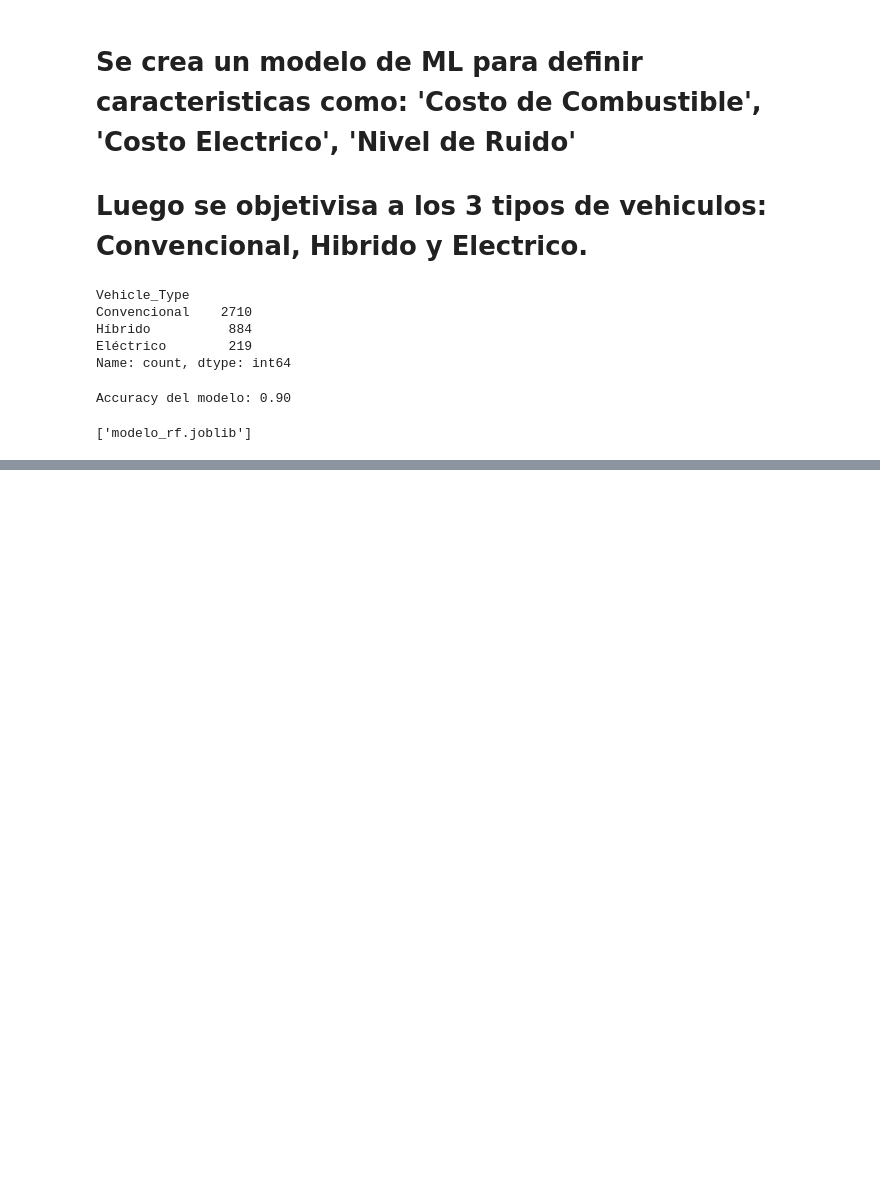
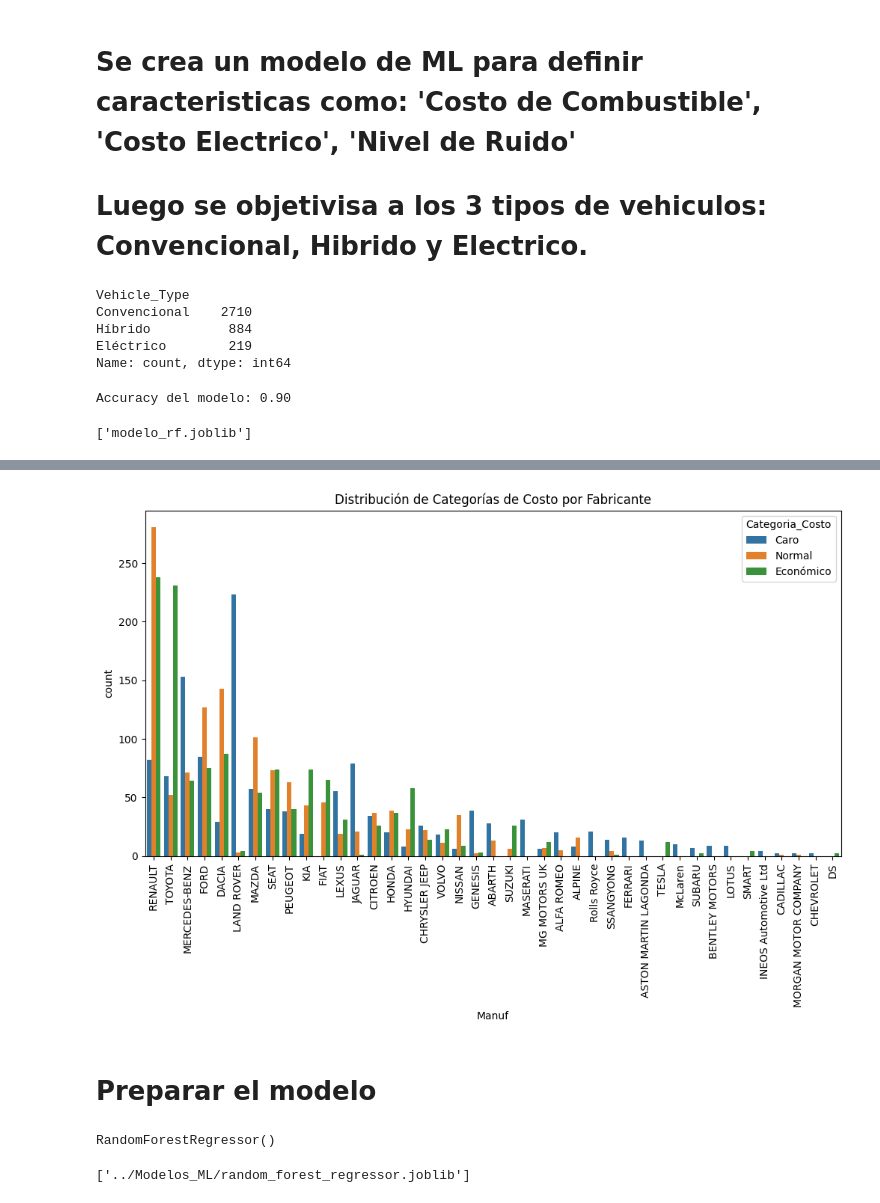
Before and after one commit to GLibardoAlarcon/Proyecto_Finalizado_Streamlit, a Jupyter notebook: Modelos_ML/ML_2.ipynb, the cells around one changed output, grey strips where cells are left out. Cells and saved outputs as stored; diff of their text form; code cells hidden in the pictures; blank space fills up the shorter version.

Commit message:
pruebas

```diff
--- a/Modelos_ML/ML_2.ipynb
+++ b/Modelos_ML/ML_2.ipynb
@@ -66,0 +198,10 @@ joblib.dump(model, 'modelo_rf.joblib')
+# %%
+plt.figure(figsize=(12, 6))
+sns.countplot(data=df, x='Manuf', hue='Categoria_Costo', order=df['Manuf'].value_counts().index)
+plt.xticks(rotation=90)
+plt.title('Distribución de Categorías de Costo por Fabricante')
+plt.show()
+# %% [output]
+[figure, added]
+# %% [markdown]
+# Preparar el modelo
@@ -66,0 +221,35 @@ joblib.dump(model, 'modelo_rf.joblib')
+# %%
+# Separar características y variable objetivo
+X = df.drop('resale_price', axis=1)
+y = df['resale_price']
+
+# Dividir en entrenamiento y prueba
+X_train, X_test, y_train, y_test = train_test_split(X, y, test_size=0.2, random_state=42)
+
+# Codificación de variables categóricas
+X_train = pd.get_dummies(X_train)
+X_test = pd.get_dummies(X_test)
+X_train, X_test = X_train.align(X_test, join='left', axis=1, fill_value=0)
+
+# Imputar valores nulos en X_train y X_test
+imputer_X = SimpleImputer(strategy='mean')
+X_train = imputer_X.fit_transform(X_train)
+X_test = imputer_X.transform(X_test)
+
+# Imputar valores nulos en y_train
+if y_train.isnull().any():
+    imputer_y = SimpleImputer(strategy='mean')
+    y_train = imputer_y.fit_transform(y_train.values.reshape(-1, 1)).ravel()
+
+# Entrenar el modelo
+model = RandomForestRegressor()
+model.fit(X_train, y_train)
+# %% [output]
+RandomForestRegressor()
+# %%
+import joblib
+
+# Guardar el modelo entrenado en un archivo
+joblib.dump(model, '../Modelos_ML/random_forest_regressor.joblib')
+# %% [output]
+['../Modelos_ML/random_forest_regressor.joblib']
```
Also changed, not shown: parts of 7 cells of this notebook, 6 other files.
